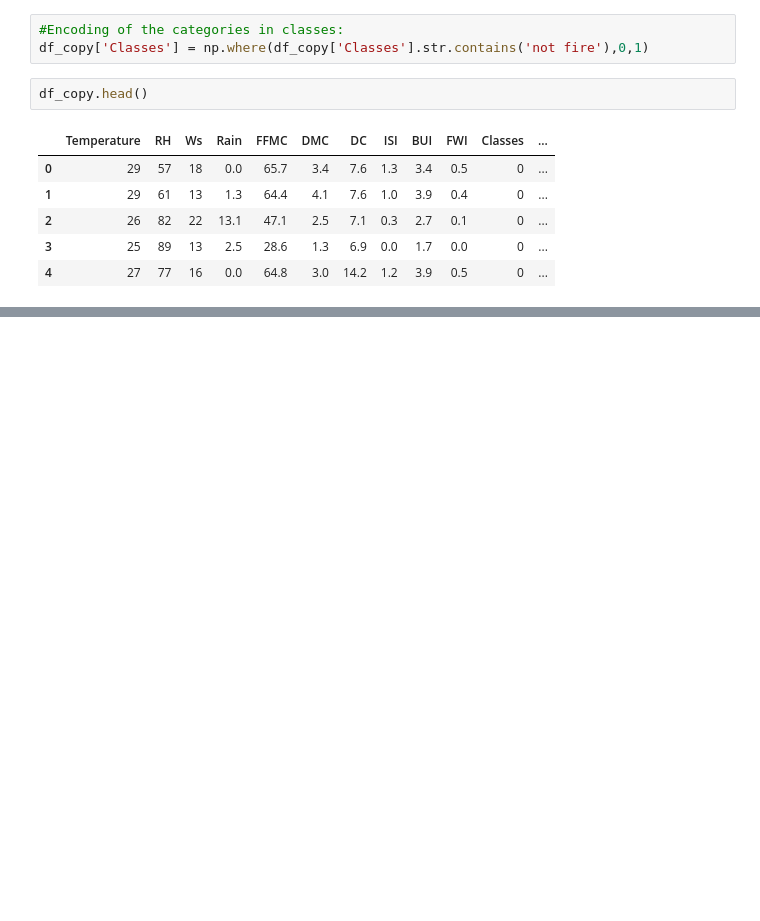
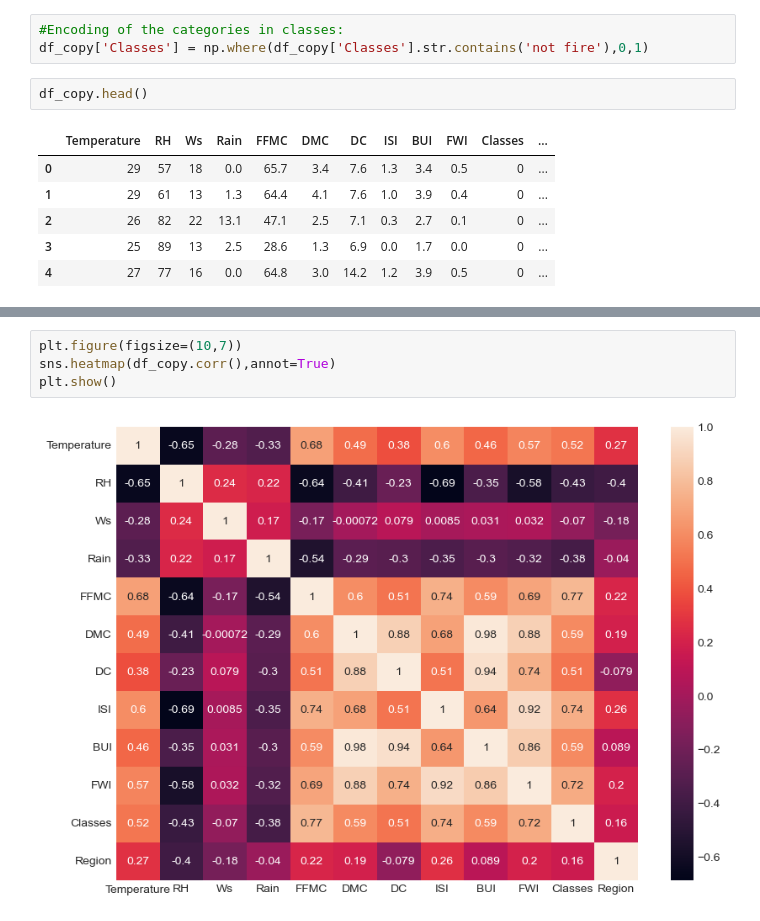
Before and after one commit to ganeshbgunjal/Projects, a Jupyter notebook: 1 Basic Linear Regression Project/1 Basic Regression Project from scratch.ipynb, the cells around one changed output, grey strips where cells are left out. Saved outputs shown, nothing was run; the diff lists cells and outputs as text; blank space fills up the shorter version.

```diff
--- a/1 Basic Linear Regression Project/1 Basic Regression Project from scratch.ipynb
+++ b/1 Basic Linear Regression Project/1 Basic Regression Project from scratch.ipynb
@@ -358,0 +414,6 @@ df_copy.head()
+# %%
+plt.figure(figsize=(10,7))
+sns.heatmap(df_copy.corr(),annot=True)
+plt.show()
+# %% [output]
+[figure, added]
```
Also changed, not shown: parts of 9 cells of this notebook.
